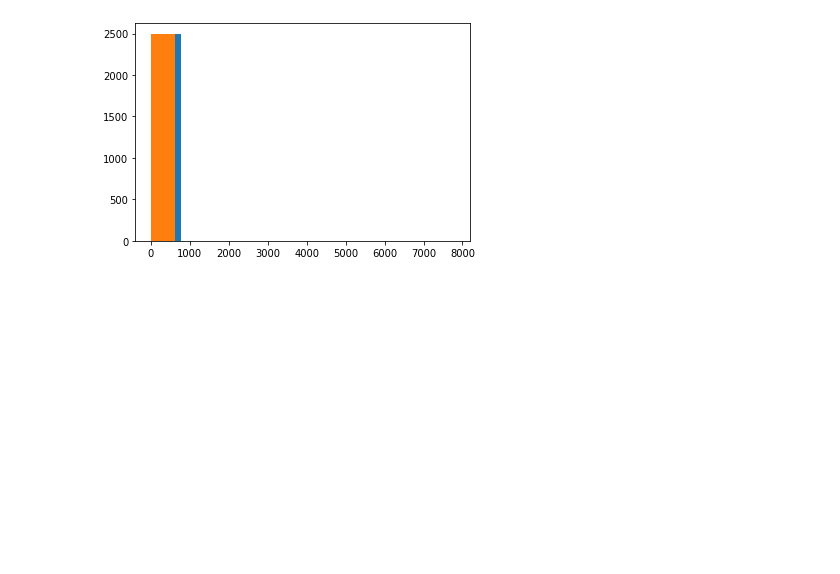
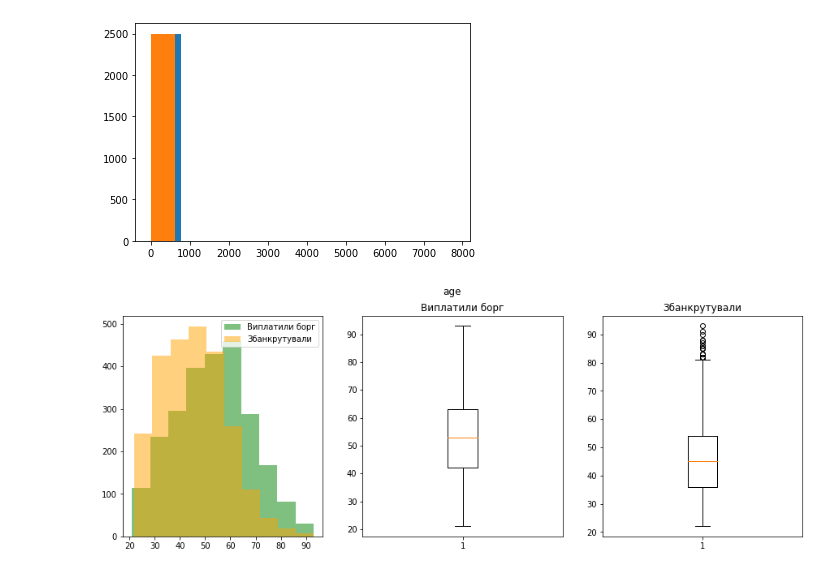
Before and after one commit to andriilitvynchuk/mtoi_coursework, a Jupyter notebook: notebooks/exploratory_analysis.ipynb, the cells around one changed output. Cells and saved outputs as stored; diff of their text form; code cells hidden in the pictures; blank space fills up the shorter version.

```diff
--- a/notebooks/exploratory_analysis.ipynb
+++ b/notebooks/exploratory_analysis.ipynb
@@ -44,3 +44,7 @@ def plot_graphics(dataframe: pd.DataFrame, column_name: str, target_name: str =
     axs[2].boxplot(dataframe[dataframe["target"] == 1][column_name])
     axs[2].set_title("Збанкрутували")
     plt.show()
+# %%
+plot_graphics(data, "age", quantile=1)
+# %% [output]
+[figure, added]
```
Also changed, not shown: parts of 12 cells of this notebook, 2 other files.
